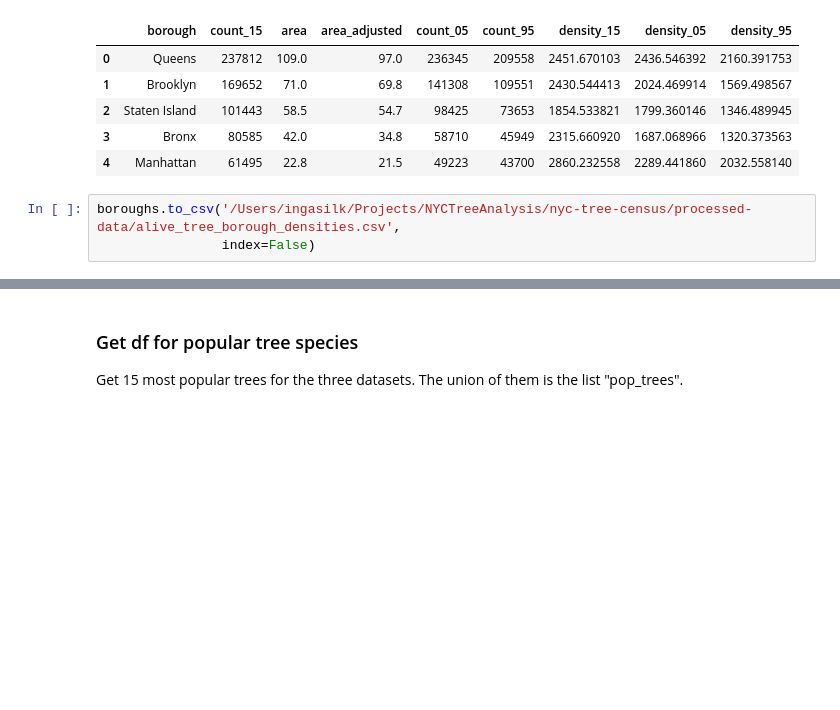
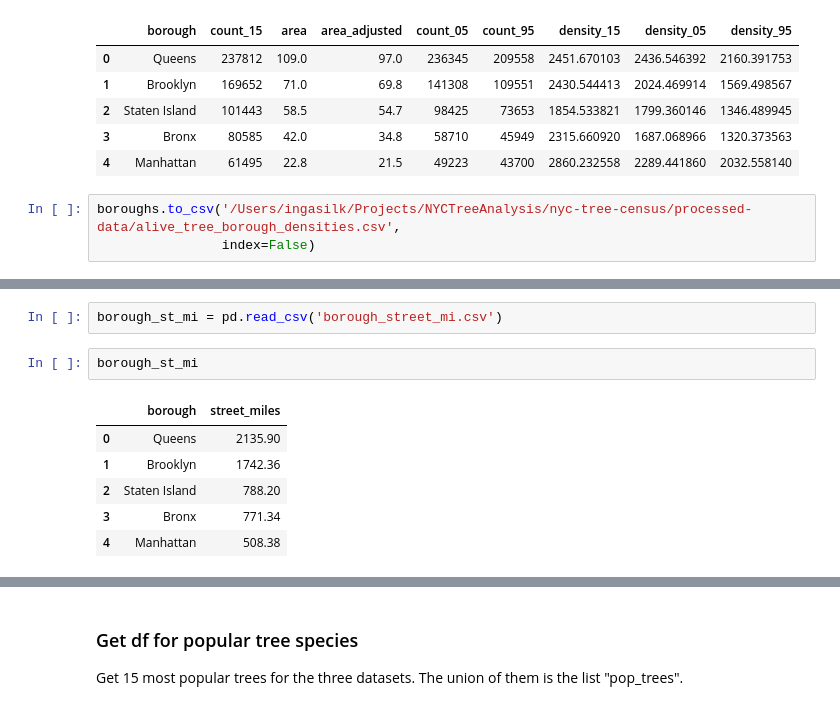
Before and after one commit to i-silk/nyc-tree-census, a Jupyter notebook: clean_data.ipynb, the cells around one changed output, grey strips where cells are left out. Cells and saved outputs as stored; diff of their text form; blank space fills up the shorter version.

```diff
--- a/clean_data.ipynb
+++ b/clean_data.ipynb
@@ -499,0 +512,11 @@ Manhattan is now the greenest neighborhood in NYC, but this wasn't the case 10 a
+# %%
+borough_st_mi = pd.read_csv('borough_street_mi.csv')
+# %%
+borough_st_mi
+# %% [output]
+|  | borough | street_miles |
+| 0 | Queens | 2135.90 |
+| 1 | Brooklyn | 1742.36 |
+| 2 | Staten Island | 788.20 |
+| 3 | Bronx | 771.34 |
+| 4 | Manhattan | 508.38 |
```
Also changed, not shown: parts of 11 cells of this notebook, 5 other files.
